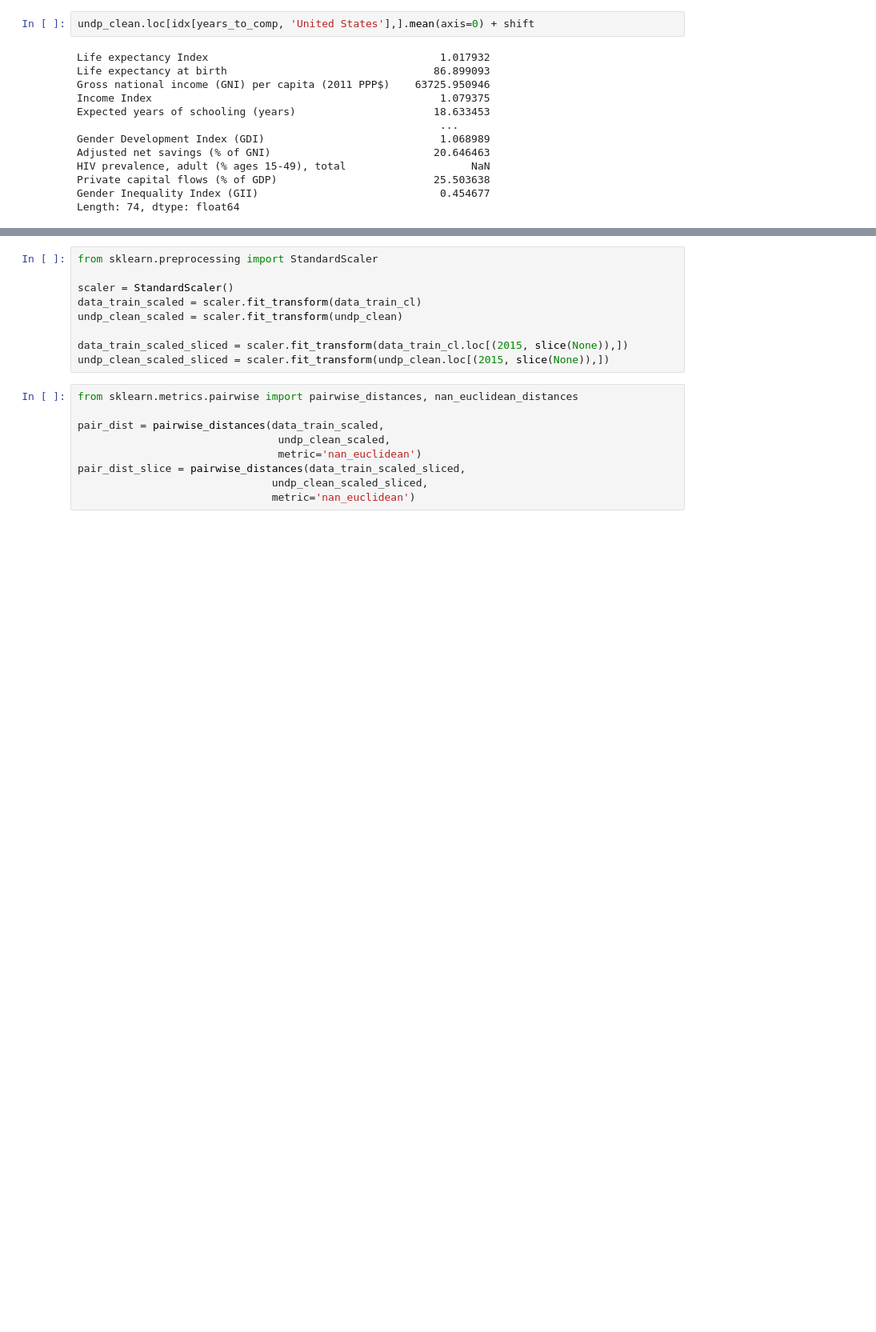
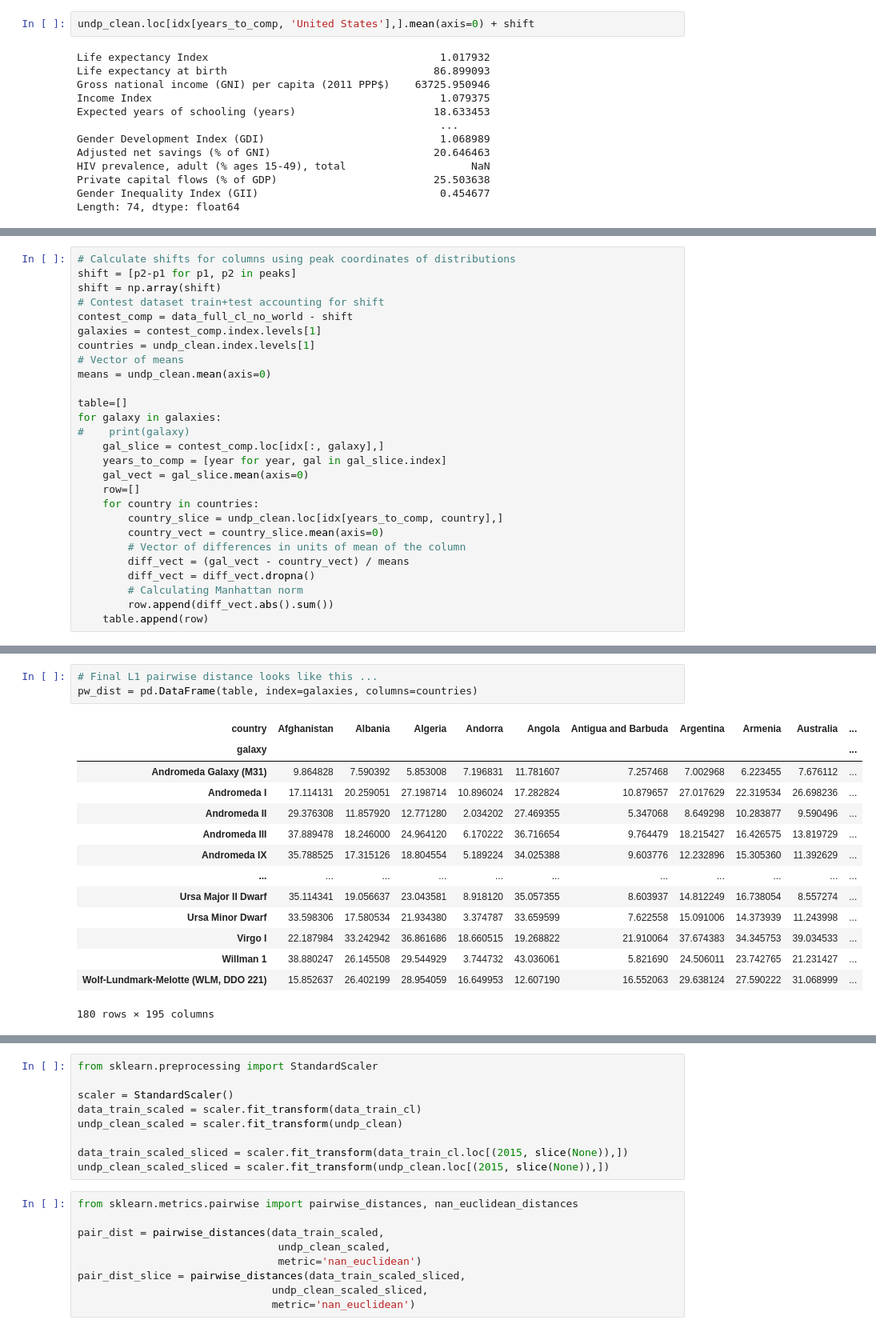
Before and after one commit to D1nay/prohack2020, a Jupyter notebook: Mapping countries to galaxies.ipynb, the cells around one changed output, grey strips where cells are left out. Shown at 80% size. Drawn from its saved outputs; the diff is of its cells as text; blank space fills up the shorter version.

```diff
--- a/Mapping countries to galaxies.ipynb
+++ b/Mapping countries to galaxies.ipynb
@@ -564,0 +522,27 @@ for i in range(len(undp_reduced.columns)):
+# %%
+# Calculate shifts for columns using peak coordinates of distributions
+shift = [p2-p1 for p1, p2 in peaks]
+shift = np.array(shift)
+# Contest dataset train+test accounting for shift
+contest_comp = data_full_cl_no_world - shift
+galaxies = contest_comp.index.levels[1]
+countries = undp_clean.index.levels[1]
+# Vector of means
+means = undp_clean.mean(axis=0)
+
+table=[]
+for galaxy in galaxies:
+#    print(galaxy)
+    gal_slice = contest_comp.loc[idx[:, galaxy],]
+    years_to_comp = [year for year, gal in gal_slice.index]
+    gal_vect = gal_slice.mean(axis=0)
+    row=[]
+    for country in countries:
+        country_slice = undp_clean.loc[idx[years_to_comp, country],]
+        country_vect = country_slice.mean(axis=0)
+        # Vector of differences in units of mean of the column
+        diff_vect = (gal_vect - country_vect) / means
+        diff_vect = diff_vect.dropna()
+        # Calculating Manhattan norm
+        row.append(diff_vect.abs().sum())
+    table.append(row)
@@ -564,0 +567,18 @@ for i in range(len(undp_reduced.columns)):
+# %%
+# Final L1 pairwise distance looks like this ...
+pw_dist = pd.DataFrame(table, index=galaxies, columns=countries)
+# %% [output]
+| country | Afghanistan | Albania | Algeria | Andorra | Angola | Antigua and Barbuda | Argentina | Armenia | Australia | ... |
+| galaxy |  |  |  |  |  |  |  |  |  | ... |
+| Andromeda Galaxy (M31) | 9.864828 | 7.590392 | 5.853008 | 7.196831 | 11.781607 | 7.257468 | 7.002968 | 6.223455 | 7.676112 | ... |
+| Andromeda I | 17.114131 | 20.259051 | 27.198714 | 10.896024 | 17.282824 | 10.879657 | 27.017629 | 22.319534 | 26.698236 | ... |
+| Andromeda II | 29.376308 | 11.857920 | 12.771280 | 2.034202 | 27.469355 | 5.347068 | 8.649298 | 10.283877 | 9.590496 | ... |
+| Andromeda III | 37.889478 | 18.246000 | 24.964120 | 6.170222 | 36.716654 | 9.764479 | 18.215427 | 16.426575 | 13.819729 | ... |
+| Andromeda IX | 35.788525 | 17.315126 | 18.804554 | 5.189224 | 34.025388 | 9.603776 | 12.232896 | 15.305360 | 11.392629 | ... |
+| ... | ... | ... | ... | ... | ... | ... | ... | ... | ... | ... |
+| Ursa Major II Dwarf | 35.114341 | 19.056637 | 23.043581 | 8.918120 | 35.057355 | 8.603937 | 14.812249 | 16.738054 | 8.557274 | ... |
+| Ursa Minor Dwarf | 33.598306 | 17.580534 | 21.934380 | 3.374787 | 33.659599 | 7.622558 | 15.091006 | 14.373939 | 11.243998 | ... |
+| Virgo I | 22.187984 | 33.242942 | 36.861686 | 18.660515 | 19.268822 | 21.910064 | 37.674383 | 34.345753 | 39.034533 | ... |
+| Willman 1 | 38.880247 | 26.145508 | 29.544929 | 3.744732 | 43.036061 | 5.821690 | 24.506011 | 23.742765 | 21.231427 | ... |
+| Wolf-Lundmark-Melotte (WLM, DDO 221) | 15.852637 | 26.402199 | 28.954059 | 16.649953 | 12.607190 | 16.552063 | 29.638124 | 27.590222 | 31.068999 | ... |
+180 rows × 195 columns
```
Also changed, not shown: parts of 27 cells of this notebook.
